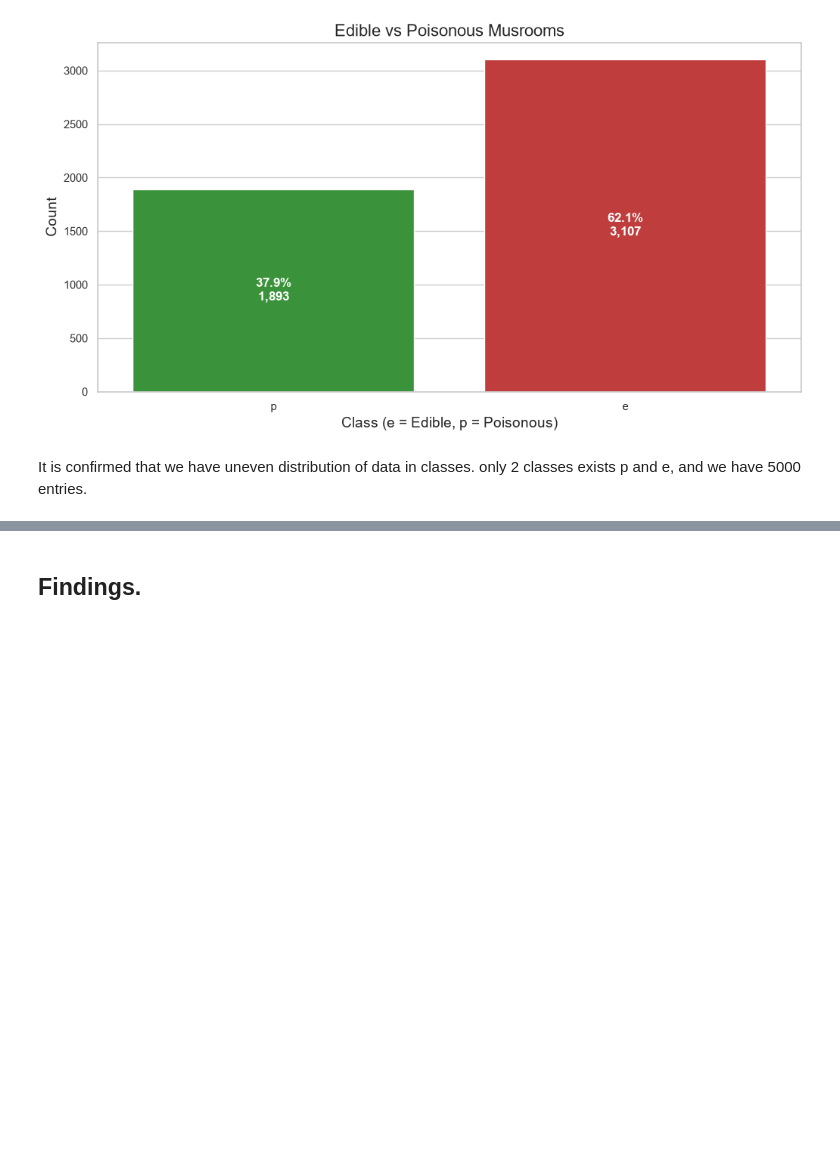
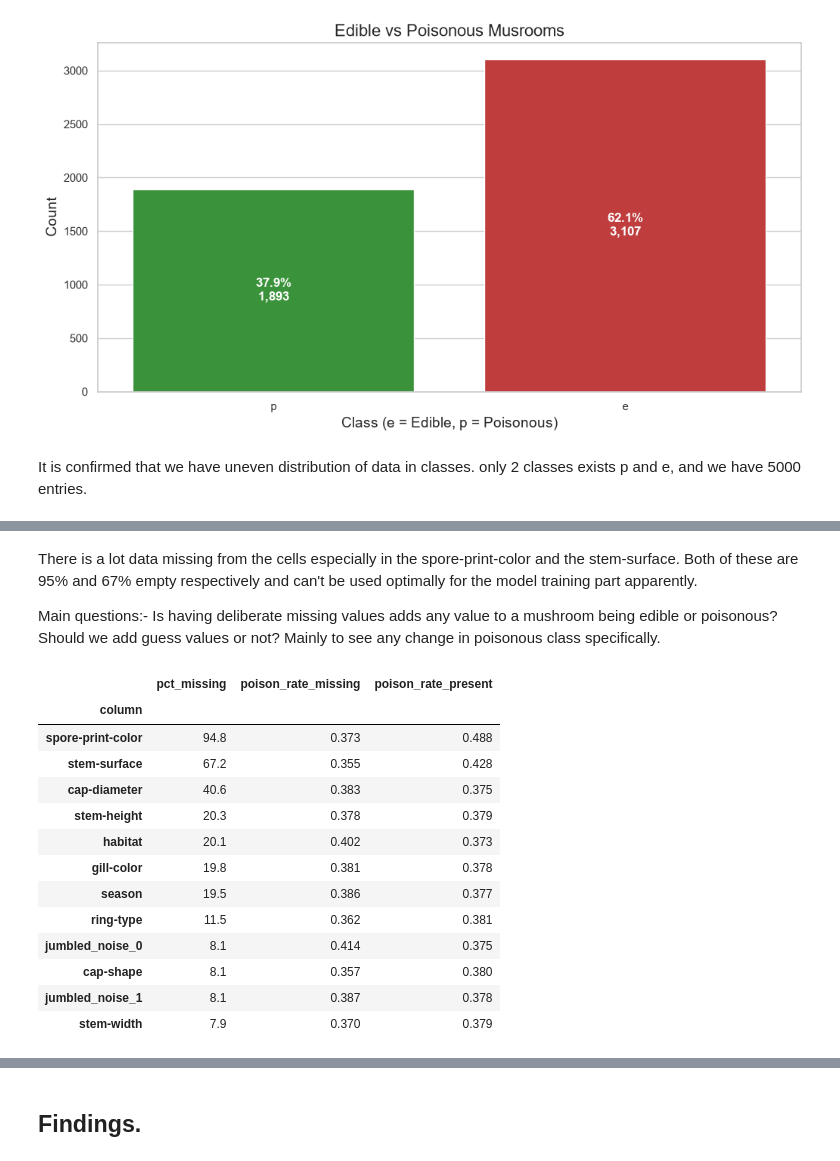
Before and after one commit to WillemSterckx/Skooma-Cats, a Jupyter notebook: Mushroom/1MushroomScrape.ipynb, the cells around one changed output, grey strips where cells are left out. Drawn from its saved outputs; the diff is of its cells as text; code cells hidden in the pictures; blank space fills up the shorter version.

```diff
--- a/Mushroom/1MushroomScrape.ipynb
+++ b/Mushroom/1MushroomScrape.ipynb
@@ -59,0 +96,42 @@ It is confirmed that we have uneven distribution of data in classes. only 2 clas
+# %% [markdown]
+There is a lot data missing from the cells especially in the spore-print-color and the stem-surface. Both of these are 95% and 67% empty respectively and can't be used optimally for the model training part apparently.
+
+Main questions:-
+ Is having deliberate missing values adds any value to a mushroom being edible or poisonous?
+ Should we add guess values or not? Mainly to see any change in poisonous class specifically.
+# %%
+# Checking if missing values relates to a poisonous class
+is_poisonous = df['class'] == 'p'
+
+# columns that have at least one missing value
+missing_cols = [col for col in df.columns if df[col].isna().any()]
+
+# one row per column: % missing, poisonous rate when missing, poisonous rate when present
+missing_vs_class = pd.DataFrame(
+    [
+        {
+            'column': col,
+            'pct_missing': round(df[col].isna().mean() * 100, 1),
+            'poison_rate_missing': round(is_poisonous[df[col].isna()].mean(), 3),
+            'poison_rate_present': round(is_poisonous[df[col].notna()].mean(), 3),
+        }
+        for col in missing_cols
+    ]
+).set_index('column').sort_values('pct_missing', ascending=False)
+
+missing_vs_class
+# %% [output]
+|  | pct_missing | poison_rate_missing | poison_rate_present |
+| column |  |  |  |
+| spore-print-color | 94.8 | 0.373 | 0.488 |
+| stem-surface | 67.2 | 0.355 | 0.428 |
+| cap-diameter | 40.6 | 0.383 | 0.375 |
+| stem-height | 20.3 | 0.378 | 0.379 |
+| habitat | 20.1 | 0.402 | 0.373 |
+| gill-color | 19.8 | 0.381 | 0.378 |
+| season | 19.5 | 0.386 | 0.377 |
+| ring-type | 11.5 | 0.362 | 0.381 |
+| jumbled_noise_0 | 8.1 | 0.414 | 0.375 |
+| cap-shape | 8.1 | 0.357 | 0.380 |
+| jumbled_noise_1 | 8.1 | 0.387 | 0.378 |
+| stem-width | 7.9 | 0.370 | 0.379 |
```
Also changed, not shown: parts of 6 cells of this notebook.
